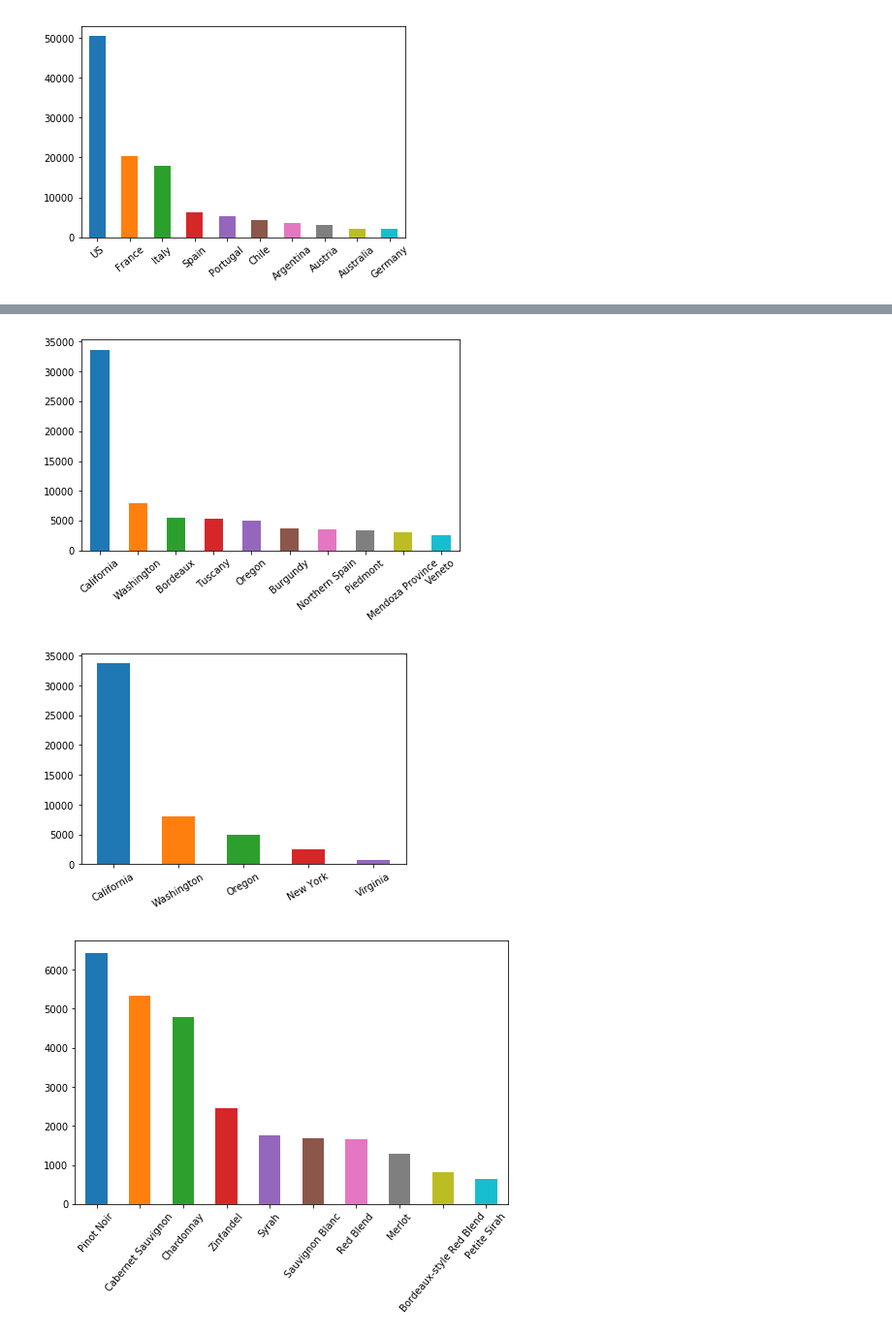
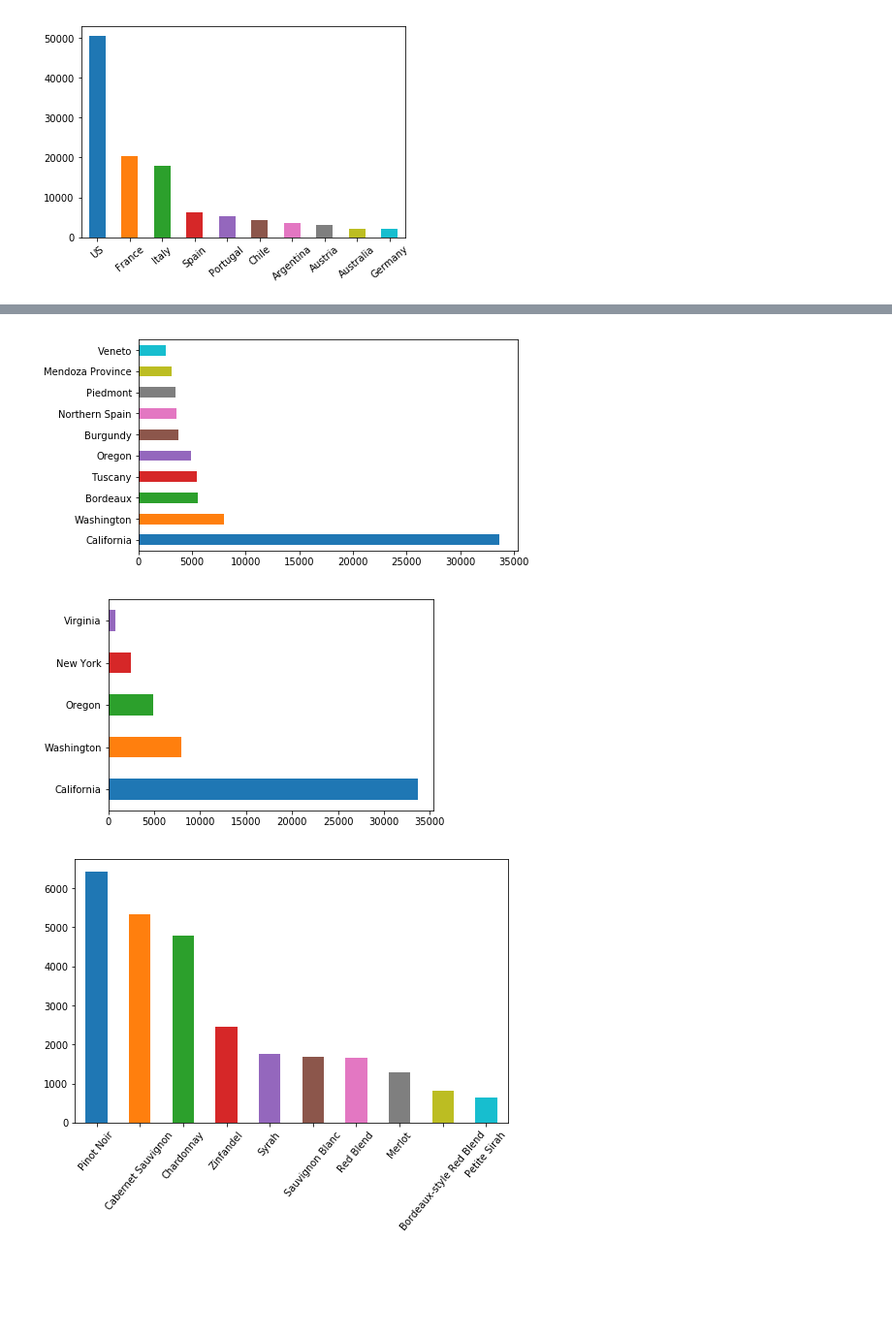
Before and after one commit to BLouie2/GA-ClassProjects, a Jupyter notebook: Wine - Final Project.ipynb, the cells around one changed output, grey strips where cells are left out. Shown at 97% size. Saved outputs shown, nothing was run; the diff lists cells and outputs as text; code cells hidden in the pictures; blank space fills up the shorter version.

```diff
--- a/Wine - Final Project.ipynb
+++ b/Wine - Final Project.ipynb
@@ -20,2 +38,4 @@ from spacy import displacy
 # %%
-wine = pd.read_csv('winemag-data-130k-v2.csv.zip')
+wine = pd.read_csv('data/winemag-data-130k-v2.csv.zip', index_col=0)
+
+#removed index column from the csv file
@@ -31,7 +42,3 @@ wine.head()
-# %%
-wine = pd.read_csv('winemag-data-130k-v2.csv.zip', index_col=0)
-
-#removed index column from the csv file
 # %%
 wine.shape
 # %% [output]
@@ -78,13 +85,13 @@ sns.countplot(x = "country", data = wine)
 # %%
-wine['province'].value_counts()[:10].plot(kind='bar', rot=40,figsize=(7,4))
+wine['province'].value_counts()[:10].plot(kind='barh',figsize=(7,4))
 plt.show()
 # %% [output]
-[figure, old version]
+[figure, new version]
 # %%
-wine[wine['country']=='US']['province'].value_counts()[:5].plot(kind='bar',rot=30)
+wine[wine['country']=='US']['province'].value_counts()[:5].plot(kind='barh')
 plt.show()
 # %% [output]
-[figure, old version]
+[figure, new version]
 # %%
 wine[wine['province']=='California']['variety'].value_counts()[:10].plot(kind='bar', figsize = (8,5), rot=50)
 plt.show()
```
Also changed, not shown: parts of 30 cells of this notebook, 9 other files.
